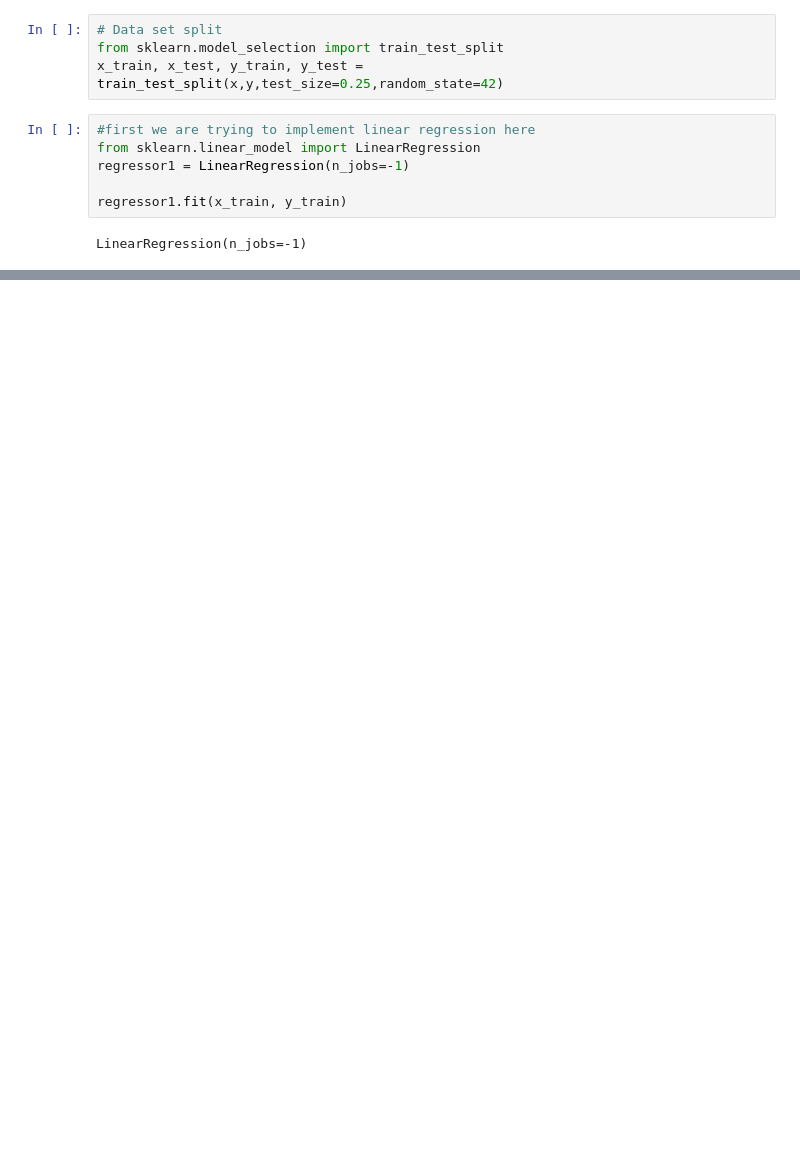
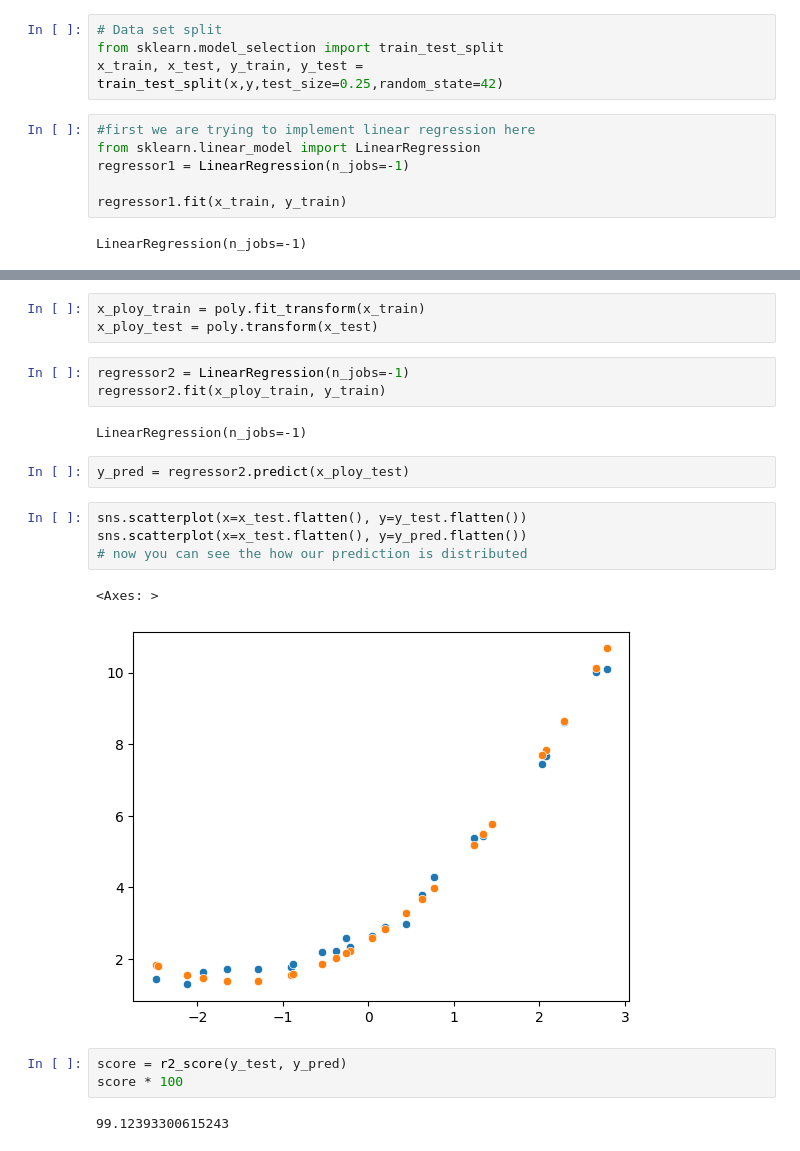
Before and after one commit to AmeyYarnalkar/Machine_Learning, a Jupyter notebook: 01_Intro_to_machine_learning/1.16_Polynomial_Regression.ipynb, the cells around one changed output, grey strips where cells are left out. Saved outputs shown, nothing was run; the diff lists cells and outputs as text; blank space fills up the shorter version.

Commit message:
Regression Notes Continued

```diff
--- a/01_Intro_to_machine_learning/1.16_Polynomial_Regression.ipynb
+++ b/01_Intro_to_machine_learning/1.16_Polynomial_Regression.ipynb
@@ -41,0 +110,22 @@ plt.show()
+# %%
+x_ploy_train = poly.fit_transform(x_train)
+x_ploy_test = poly.transform(x_test)
+# %%
+regressor2 = LinearRegression(n_jobs=-1)
+regressor2.fit(x_ploy_train, y_train)
+# %% [output]
+LinearRegression(n_jobs=-1)
+# %%
+y_pred = regressor2.predict(x_ploy_test)
+# %%
+sns.scatterplot(x=x_test.flatten(), y=y_test.flatten())
+sns.scatterplot(x=x_test.flatten(), y=y_pred.flatten())
+# now you can see the how our prediction is distributed
+# %% [output]
+<Axes: >
+[figure, added]
+# %%
+score = r2_score(y_test, y_pred)
+score * 100
+# %% [output]
+99.12393300615243
```
Also changed, not shown: parts of 7 cells of this notebook.
